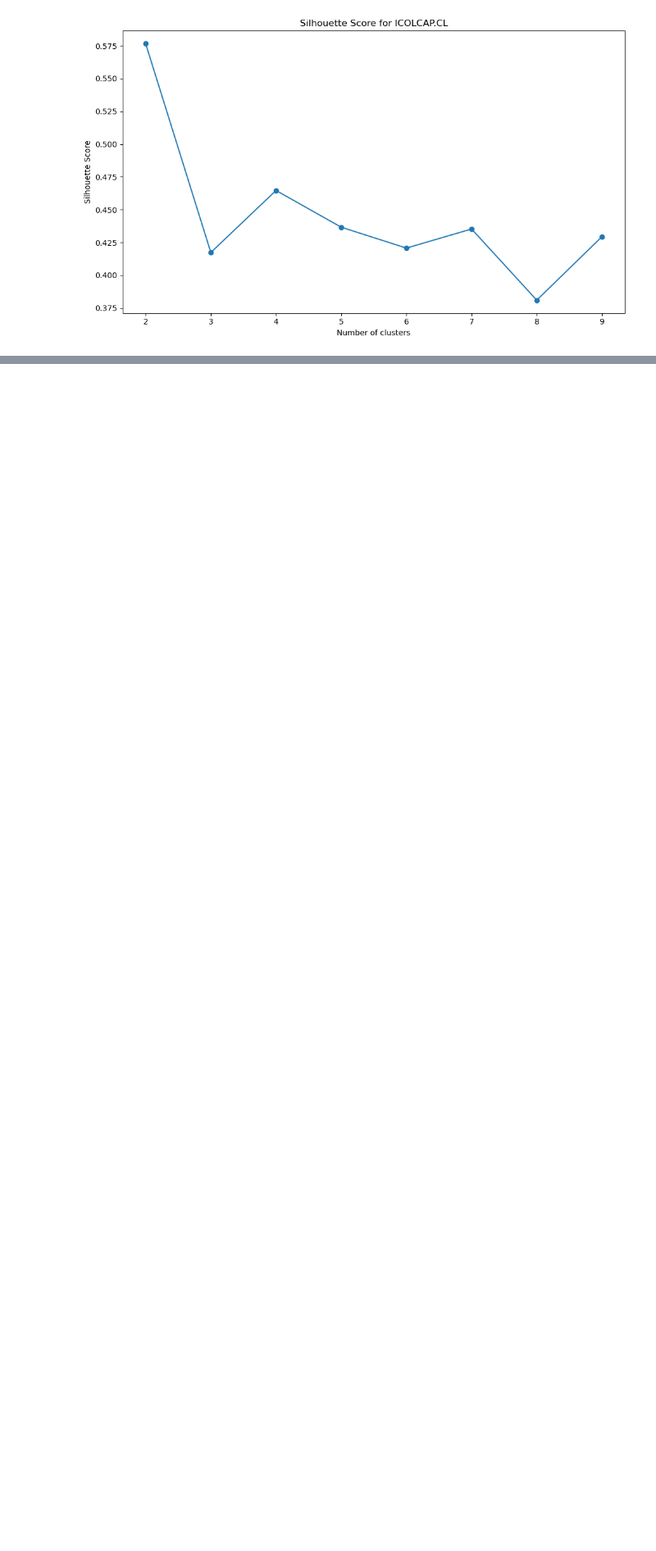
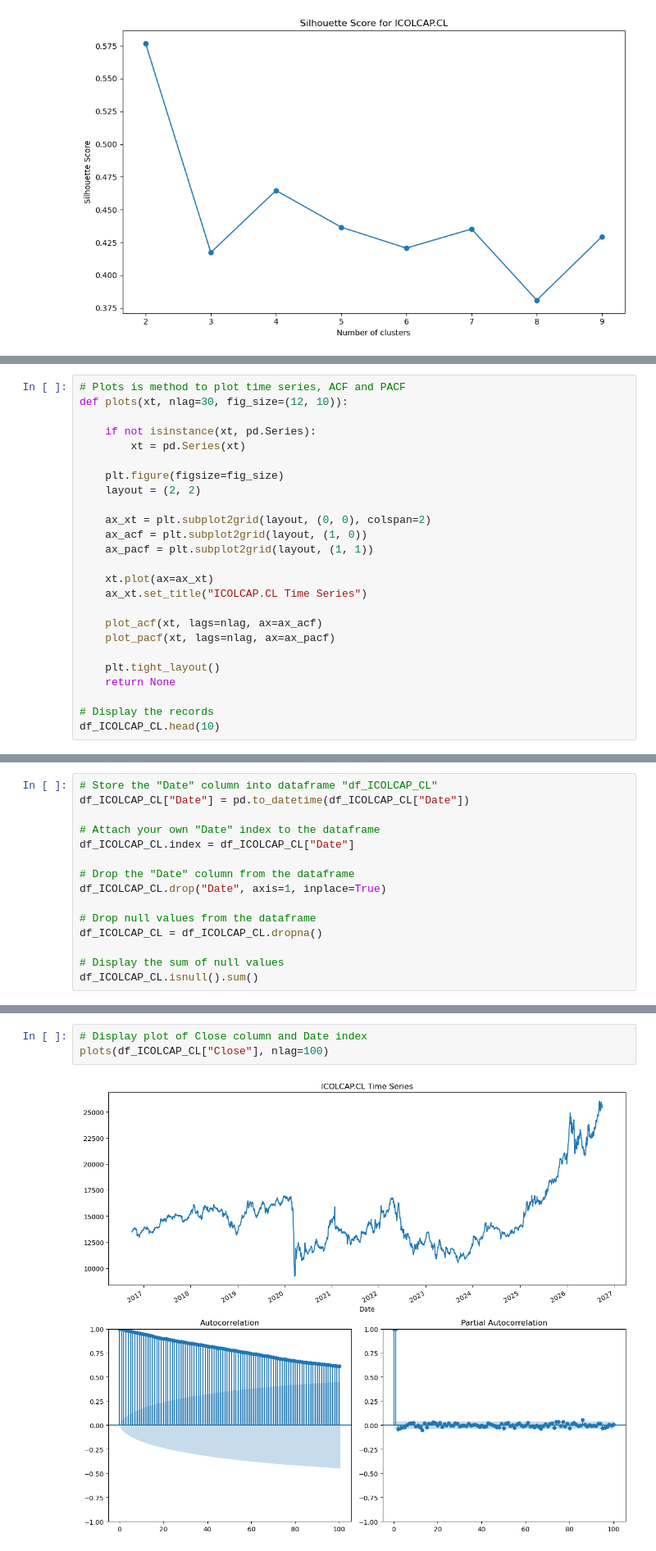
Before and after one commit to YuriBaquero2026/CA1MLB-2026234, a Jupyter notebook: Yuri_Baquero_CA1_MLB.ipynb, the cells around one changed output, grey strips where cells are left out. Shown at 82% size. Cells and saved outputs as stored; diff of their text form; blank space fills up the shorter version.

```diff
--- a/Yuri_Baquero_CA1_MLB.ipynb
+++ b/Yuri_Baquero_CA1_MLB.ipynb
@@ -1001,0 +1280,25 @@ Before to apply the tecnique is necessary to define what the Agglomerative Clust
+# %%
+# Plots is method to plot time series, ACF and PACF
+def plots(xt, nlag=30, fig_size=(12, 10)):
+
+    if not isinstance(xt, pd.Series):
+        xt = pd.Series(xt)
+
+    plt.figure(figsize=fig_size)
+    layout = (2, 2)
+
+    ax_xt = plt.subplot2grid(layout, (0, 0), colspan=2)
+    ax_acf = plt.subplot2grid(layout, (1, 0))
+    ax_pacf = plt.subplot2grid(layout, (1, 1))
+
+    xt.plot(ax=ax_xt)
+    ax_xt.set_title("ICOLCAP.CL Time Series")
+
+    plot_acf(xt, lags=nlag, ax=ax_acf)
+    plot_pacf(xt, lags=nlag, ax=ax_pacf)
+
+    plt.tight_layout()
+    return None
+
+# Display the records
+df_ICOLCAP_CL.head(10)
@@ -1001,0 +1319,15 @@ Before to apply the tecnique is necessary to define what the Agglomerative Clust
+# %%
+# Store the "Date" column into dataframe "df_ICOLCAP_CL"
+df_ICOLCAP_CL["Date"] = pd.to_datetime(df_ICOLCAP_CL["Date"])
+
+# Attach your own "Date" index to the dataframe
+df_ICOLCAP_CL.index = df_ICOLCAP_CL["Date"]
+
+# Drop the "Date" column from the dataframe
+df_ICOLCAP_CL.drop("Date", axis=1, inplace=True)
+
+# Drop null values from the dataframe
+df_ICOLCAP_CL = df_ICOLCAP_CL.dropna()
+
+# Display the sum of null values
+df_ICOLCAP_CL.isnull().sum()
@@ -1001,0 +1367,5 @@ Before to apply the tecnique is necessary to define what the Agglomerative Clust
+# %%
+# Display plot of Close column and Date index
+plots(df_ICOLCAP_CL["Close"], nlag=100)
+# %% [output]
+[figure, added]
```
Also changed, not shown: parts of 50 cells of this notebook.
